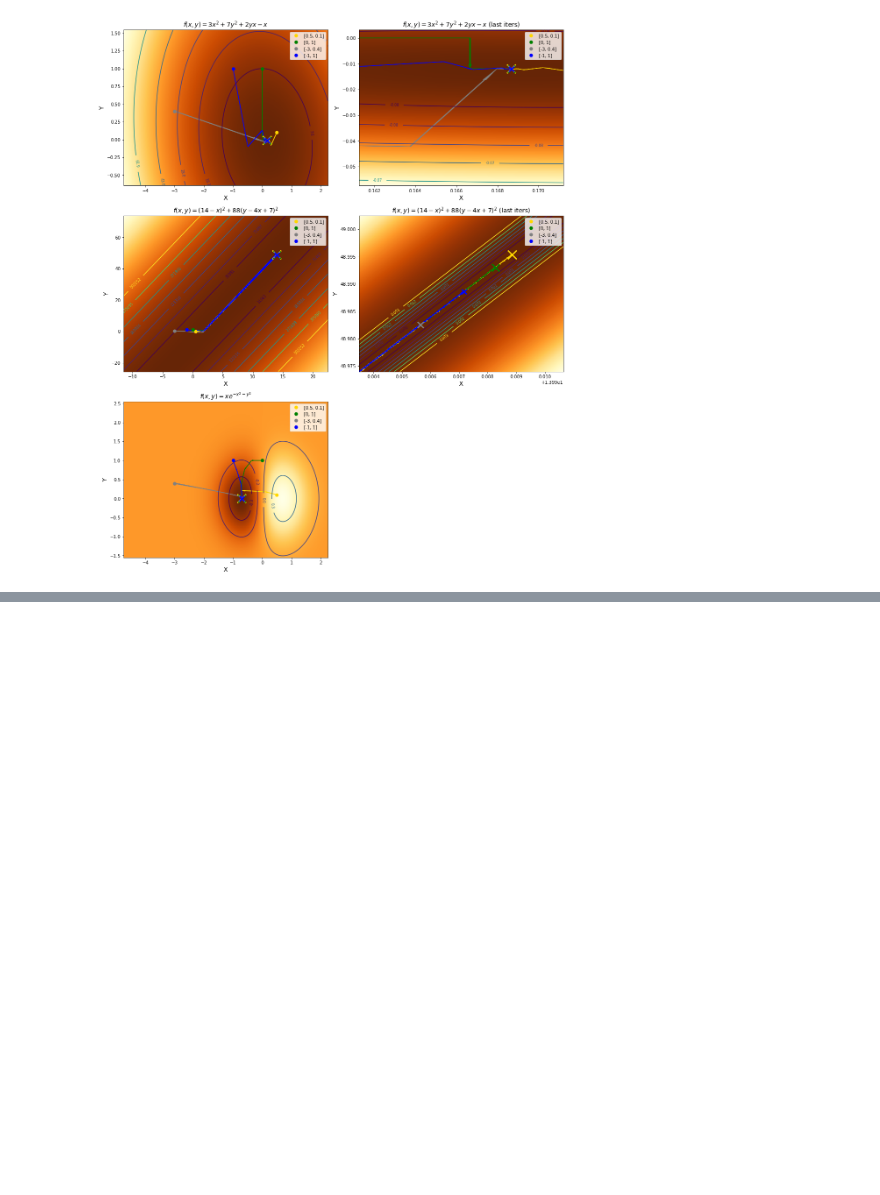
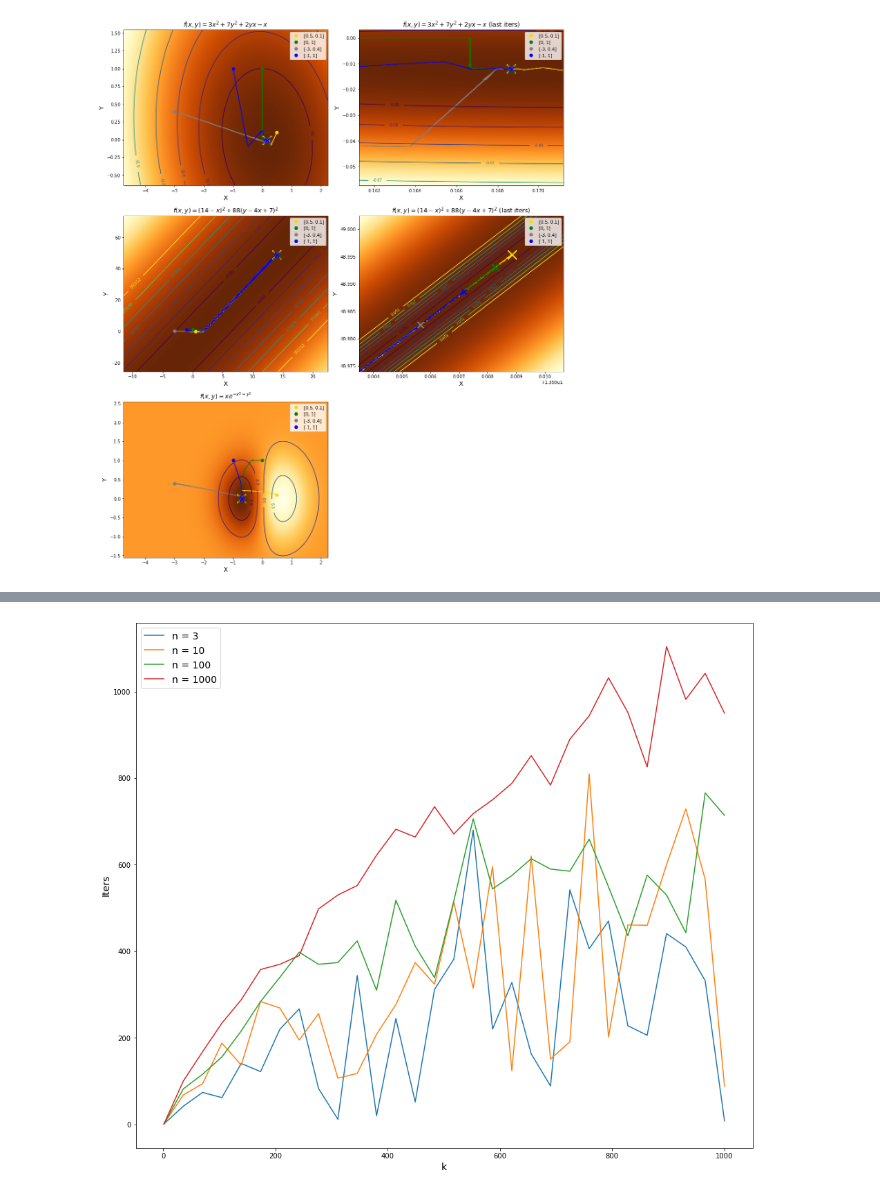
Before and after one commit to Mervap/OptimizationMethods, a Jupyter notebook: lab1/report.ipynb, the cells around one changed output, grey strips where cells are left out. Drawn from its saved outputs; the diff is of its cells as text; code cells hidden in the pictures; blank space fills up the shorter version.

```diff
--- a/lab1/report.ipynb
+++ b/lab1/report.ipynb
@@ -351,0 +355,31 @@ fig.tight_layout()
+# %%
+def gen_Q(k, n):
+    k = math.sqrt(k)
+    Q = np.random.randn(n, n)
+    u, s, v = np.linalg.svd(Q)
+
+    mn, mx = np.min(s), np.max(s)
+    diff = mx - mn
+    def scale(x):
+        return (((x - mn) / diff) * (k - 1)) + 1
+
+    Q_res = u @ np.diag(scale(s)) @ v.T
+    return Q_res @ Q_res.T
+
+def gen_fun(k, n):
+    Q = gen_Q(k, n)
+    b = np.random.randn(n)
+    return Watcher(lambda *x: np.array(x).dot(Q).dot(x) - b.dot(x), lambda *x: (Q + Q.T).dot(x) - b)
+
+iters = []
+ks = np.linspace(1, 1000, 30)
+ns = [3, 10, 100, 1000]
+for n in ns:
+    _iters = []
+    for k in ks:
+        print(f'n = {n}; k = {k}')
+        f = gen_fun(k, n)
+        opt = FastestGradientDescent(f, 1e-3, GoldenRatio)
+        opt.opt(np.random.randn(n))
+        _iters.append(opt.get_iterations_cnt())
+    iters.append(_iters)
@@ -351,0 +400,14 @@ fig.tight_layout()
+# %%
+plt.figure(figsize=(16, 14))
+plt.xlabel("k", fontsize=14)
+plt.ylabel("Iters", fontsize=14)
+
+for i in range(len(ns)):
+    n = ns[i]
+    _iters = iters[i]
+    plt.plot(ks, _iters, label=f'n = {n}')
+
+plt.legend(fontsize=14)
+plt.show()
+# %% [output]
+[figure, added]
```
Also changed, not shown: parts of 3 cells of this notebook, 2 other files.
